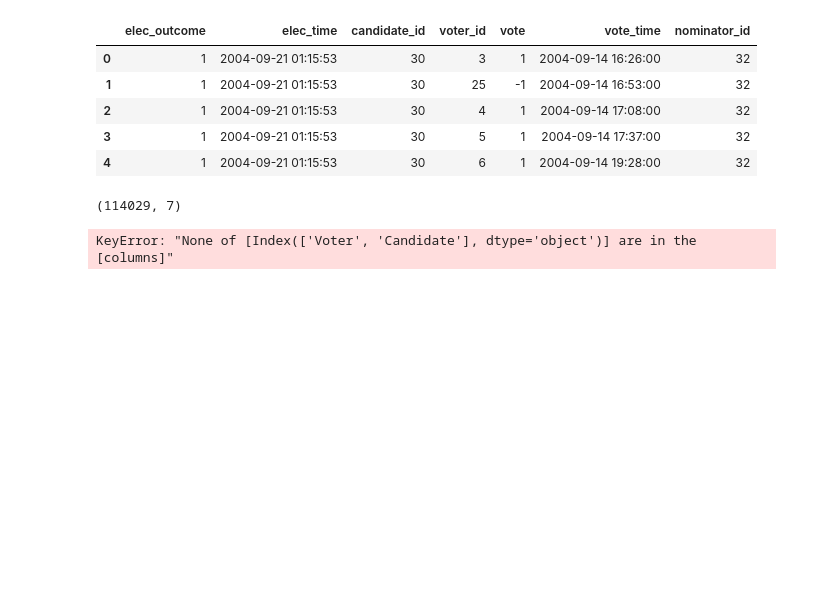
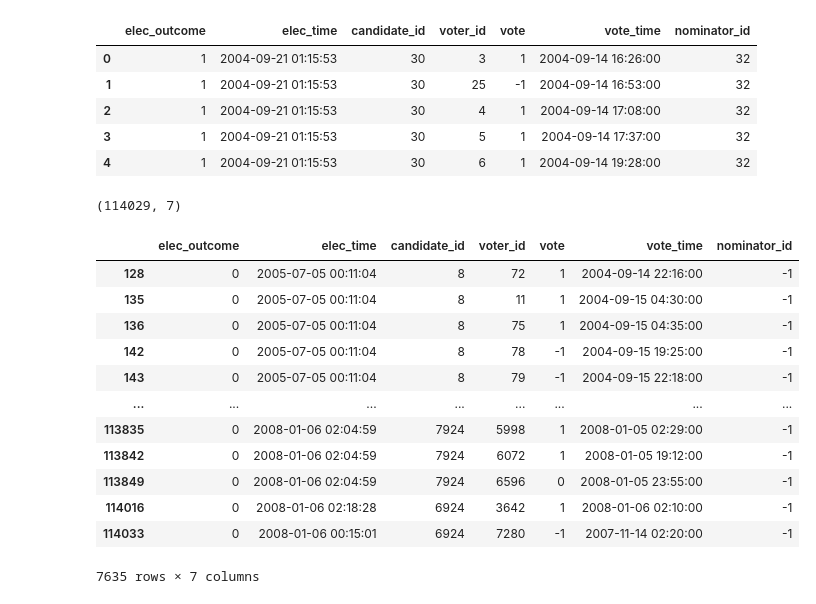
Before and after one commit to epfl-ada/ada-2020-project-milestone-p3-p3_yo-banana-boy, a Jupyter notebook: main.ipynb, the cells around one changed output. Cells and saved outputs as stored; diff of their text form; code cells hidden in the pictures; blank space fills up the shorter version.

```diff
--- a/main.ipynb
+++ b/main.ipynb
@@ -454,12 +587,24 @@ wikipedia.shape
 # %% [output]
 (114029, 7)
 # %%
-duplicated = wikipedia[ wikipedia[['Voter','Candidate']].duplicated(keep=False) ] # keep=False to keep all duplicates
+duplicated = wikipedia[ wikipedia[['voter_id','candidate_id']].duplicated(keep=False) ] # keep=False to keep all duplicates
 duplicated
 # duplicate in this context = when a voter voted for the same candidate several time
 # we have a lot of duplicates : ~7500
 # %% [output]
+|  | elec_outcome | elec_time | candidate_id | voter_id | vote | vote_time | nominator_id |
+| 128 | 0 | 2005-07-05 00:11:04 | 8 | 72 | 1 | 2004-09-14 22:16:00 | -1 |
+| 135 | 0 | 2005-07-05 00:11:04 | 8 | 11 | 1 | 2004-09-15 04:30:00 | -1 |
+| 136 | 0 | 2005-07-05 00:11:04 | 8 | 75 | 1 | 2004-09-15 04:35:00 | -1 |
+| 142 | 0 | 2005-07-05 00:11:04 | 8 | 78 | -1 | 2004-09-15 19:25:00 | -1 |
+| 143 | 0 | 2005-07-05 00:11:04 | 8 | 79 | -1 | 2004-09-15 22:18:00 | -1 |
+| ... | ... | ... | ... | ... | ... | ... | ... |
+| 113835 | 0 | 2008-01-06 02:04:59 | 7924 | 5998 | 1 | 2008-01-05 02:29:00 | -1 |
+| 113842 | 0 | 2008-01-06 02:04:59 | 7924 | 6072 | 1 | 2008-01-05 19:12:00 | -1 |
+| 113849 | 0 | 2008-01-06 02:04:59 | 7924 | 6596 | 0 | 2008-01-05 23:55:00 | -1 |
+| 114016 | 0 | 2008-01-06 02:18:28 | 6924 | 3642 | 1 | 2008-01-06 02:10:00 | -1 |
+| 114033 | 0 | 2008-01-06 00:15:01 | 6924 | 7280 | -1 | 2007-11-14 02:20:00 | -1 |
-KeyError: "None of [Index(['Voter', 'Candidate'], dtype='object')] are in the [columns]"
+7635 rows × 7 columns
 # %%
 # But on average, how many time did a voter voted for the same candidate?
 
```
Also changed, not shown: parts of 14 cells of this notebook.
